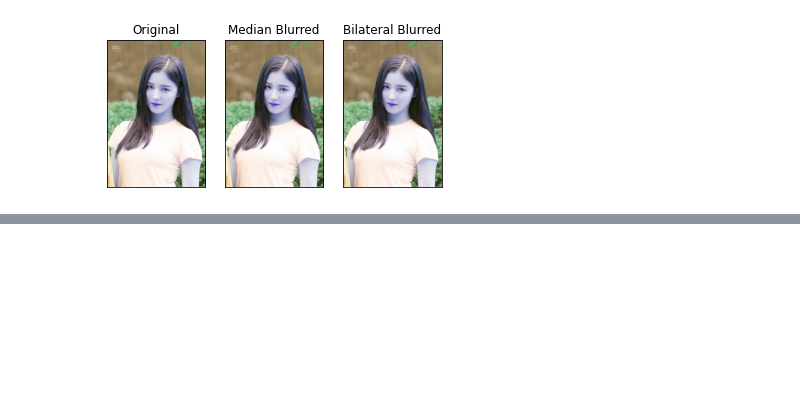
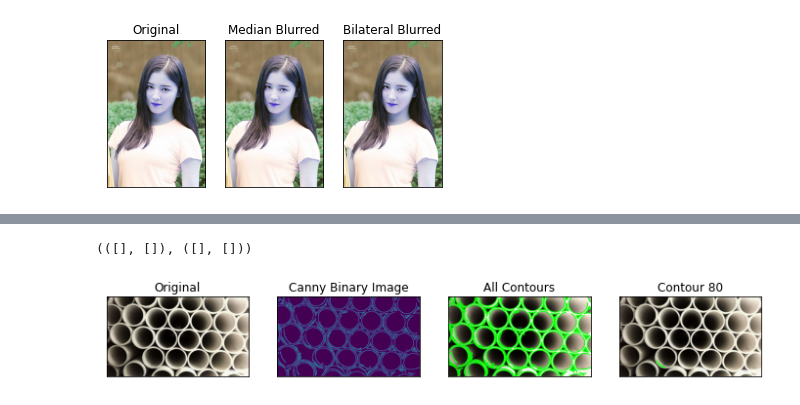
Before and after one commit to phanxuanphucnd/freelearningcv, a Jupyter notebook: jupyter notebooks/Image Preprocessing.ipynb, the cells around one changed output, grey strips where cells are left out. Saved outputs shown, nothing was run; the diff lists cells and outputs as text; code cells hidden in the pictures; blank space fills up the shorter version.

```diff
--- a/jupyter notebooks/Image Preprocessing.ipynb
+++ b/jupyter notebooks/Image Preprocessing.ipynb
@@ -348,0 +451,13 @@ plt.show()
+# %%
+import cv2
+import requests
+import numpy as np
+import matplotlib.pyplot as plt
+
+url = 'https://c4.wallpaperflare.com/wallpaper/279/111/762/close-up-pile-pipes-round-wallpaper-preview.jpg'
+img = _download_image(url)
+
+# TODO: Lọc ảnh nhị phân bằng thuật toán Canny
+img_canny = cv2.Canny(img, 100, 200)
+
+contours, hierarchy = cv2.findContours(img_canny, cv2.RETR_TREE, cv2.CHAIN_APPROX_SIMPLE)
@@ -348,0 +473,28 @@ plt.show()
+# %%
+img_origin = img.copy()
+img1 = img.copy()
+img2 = img.copy()
+
+# TODO: Vẽ toàn bộ contours trên hình ảnh gốc
+cv2.drawContours(img1, contours, -1, (0, 255, 0), 3)
+
+# TODO: Chỉ vẽ contour thứ 80 trên hình ảnh gốc
+cv2.drawContours(img2, contours, 80, (0, 255, 0), 3)
+
+
+plt.figure(figsize = (12, 3))
+
+plt.subplot(141),plt.imshow(img_origin),plt.title('Original')
+plt.xticks([]), plt.yticks([])
+
+plt.subplot(142),plt.imshow(img_canny),plt.title('Canny Binary Image')
+plt.xticks([]), plt.yticks([])
+
+plt.subplot(143),plt.imshow(img1),plt.title('All Contours')
+plt.xticks([]), plt.yticks([])
+
+plt.subplot(144),plt.imshow(img2),plt.title('Contour 80')
+plt.xticks([]), plt.yticks([])
+# %% [output]
+(([], []), ([], []))
+[figure, added]
```
Also changed, not shown: parts of 17 cells of this notebook, 8 other files.
